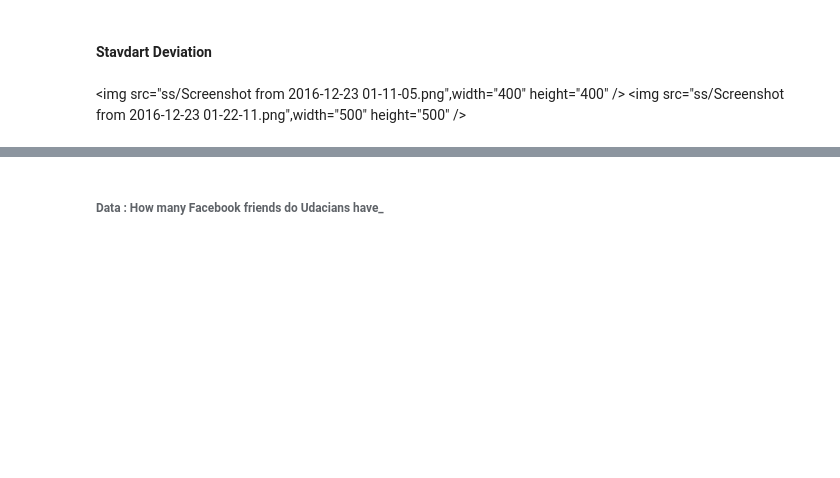
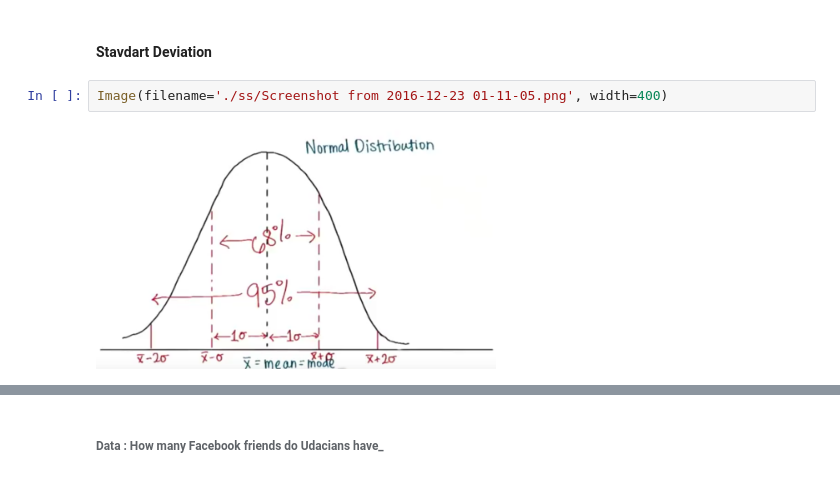
Before and after one commit to sametmarasli/statistical_data_analysis, a Jupyter notebook: statistical_data_analysis/descriptive_statistics.ipynb, the cells around one changed output, grey strips where cells are left out. Cells and saved outputs as stored; diff of their text form; blank space fills up the shorter version.

```diff
--- a/statistical_data_analysis/descriptive_statistics.ipynb
+++ b/statistical_data_analysis/descriptive_statistics.ipynb
@@ -188,6 +189,7 @@ sns.distplot(df, bins=10);
 [figure]
 # %% [markdown]
 ####  Stavdart Deviation
-# %% [markdown]
-<img src="ss/Screenshot from 2016-12-23 01-11-05.png",width="400" height="400" />
-<img src="ss/Screenshot from 2016-12-23 01-22-11.png",width="500" height="500" />
+# %%
+Image(filename='./ss/Screenshot from 2016-12-23 01-11-05.png', width=400)
+# %% [output]
+[figure, added]
```
Also changed, not shown: parts of 10 cells of this notebook, 2 other files.
